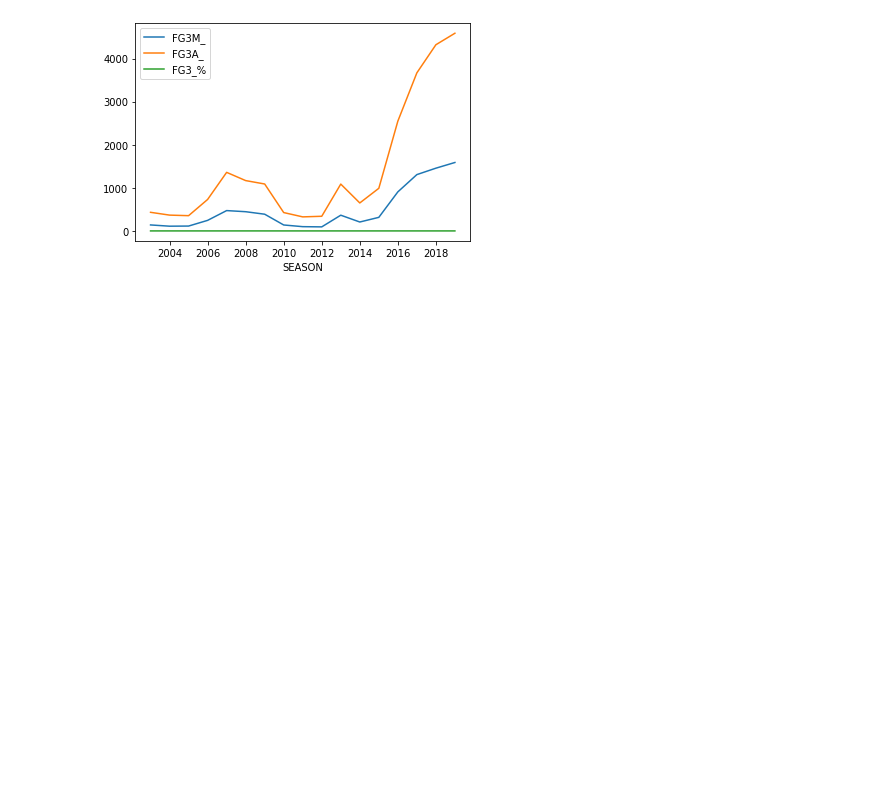
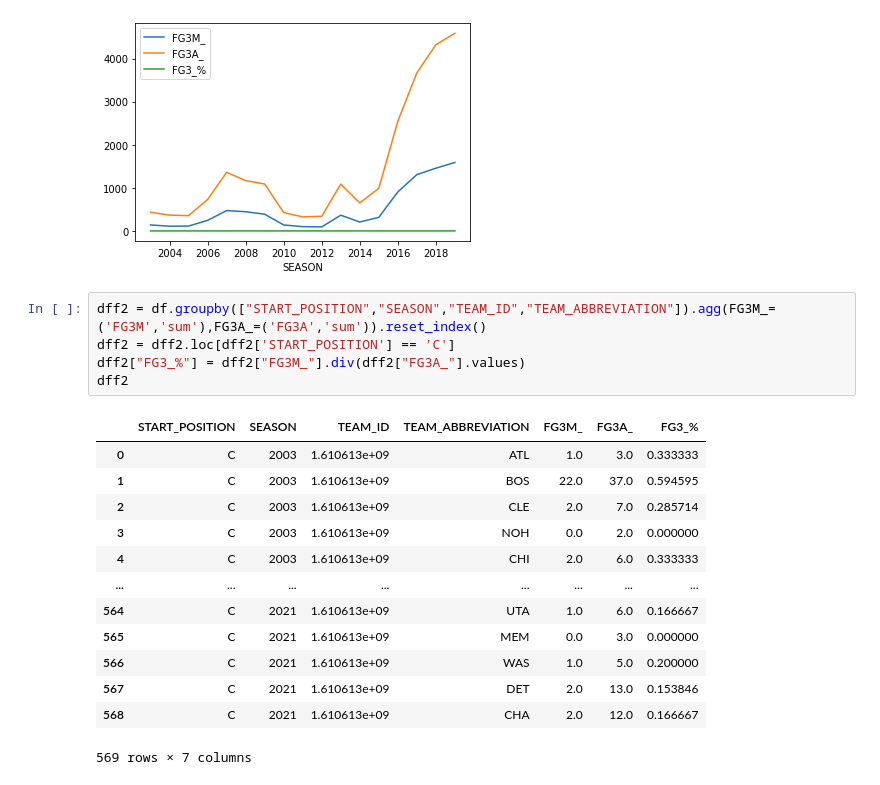
Before and after one commit to camiloms10/NBA_project, a Jupyter notebook: NBA_analysis.ipynb, the cells around one changed output. Saved outputs shown, nothing was run; the diff lists cells and outputs as text; blank space fills up the shorter version.

```diff
--- a/NBA_analysis.ipynb
+++ b/NBA_analysis.ipynb
@@ -68,3 +68,22 @@ plt.xlabel('SEASON')
 # %% [output]
 Text(0.5, 0, 'SEASON')
 [figure]
+# %%
+dff2 = df.groupby(["START_POSITION","SEASON","TEAM_ID","TEAM_ABBREVIATION"]).agg(FG3M_=('FG3M','sum'),FG3A_=('FG3A','sum')).reset_index()
+dff2 = dff2.loc[dff2['START_POSITION'] == 'C']
+dff2["FG3_%"] = dff2["FG3M_"].div(dff2["FG3A_"].values)
+dff2
+# %% [output]
+|  | START_POSITION | SEASON | TEAM_ID | TEAM_ABBREVIATION | FG3M_ | FG3A_ | FG3_% |
+| 0 | C | 2003 | 1.610613e+09 | ATL | 1.0 | 3.0 | 0.333333 |
+| 1 | C | 2003 | 1.610613e+09 | BOS | 22.0 | 37.0 | 0.594595 |
+| 2 | C | 2003 | 1.610613e+09 | CLE | 2.0 | 7.0 | 0.285714 |
+| 3 | C | 2003 | 1.610613e+09 | NOH | 0.0 | 2.0 | 0.000000 |
+| 4 | C | 2003 | 1.610613e+09 | CHI | 2.0 | 6.0 | 0.333333 |
+| ... | ... | ... | ... | ... | ... | ... | ... |
+| 564 | C | 2021 | 1.610613e+09 | UTA | 1.0 | 6.0 | 0.166667 |
+| 565 | C | 2021 | 1.610613e+09 | MEM | 0.0 | 3.0 | 0.000000 |
+| 566 | C | 2021 | 1.610613e+09 | WAS | 1.0 | 5.0 | 0.200000 |
+| 567 | C | 2021 | 1.610613e+09 | DET | 2.0 | 13.0 | 0.153846 |
+| 568 | C | 2021 | 1.610613e+09 | CHA | 2.0 | 12.0 | 0.166667 |
+569 rows × 7 columns
```
Also changed, not shown: parts of 1 cell of this notebook.
